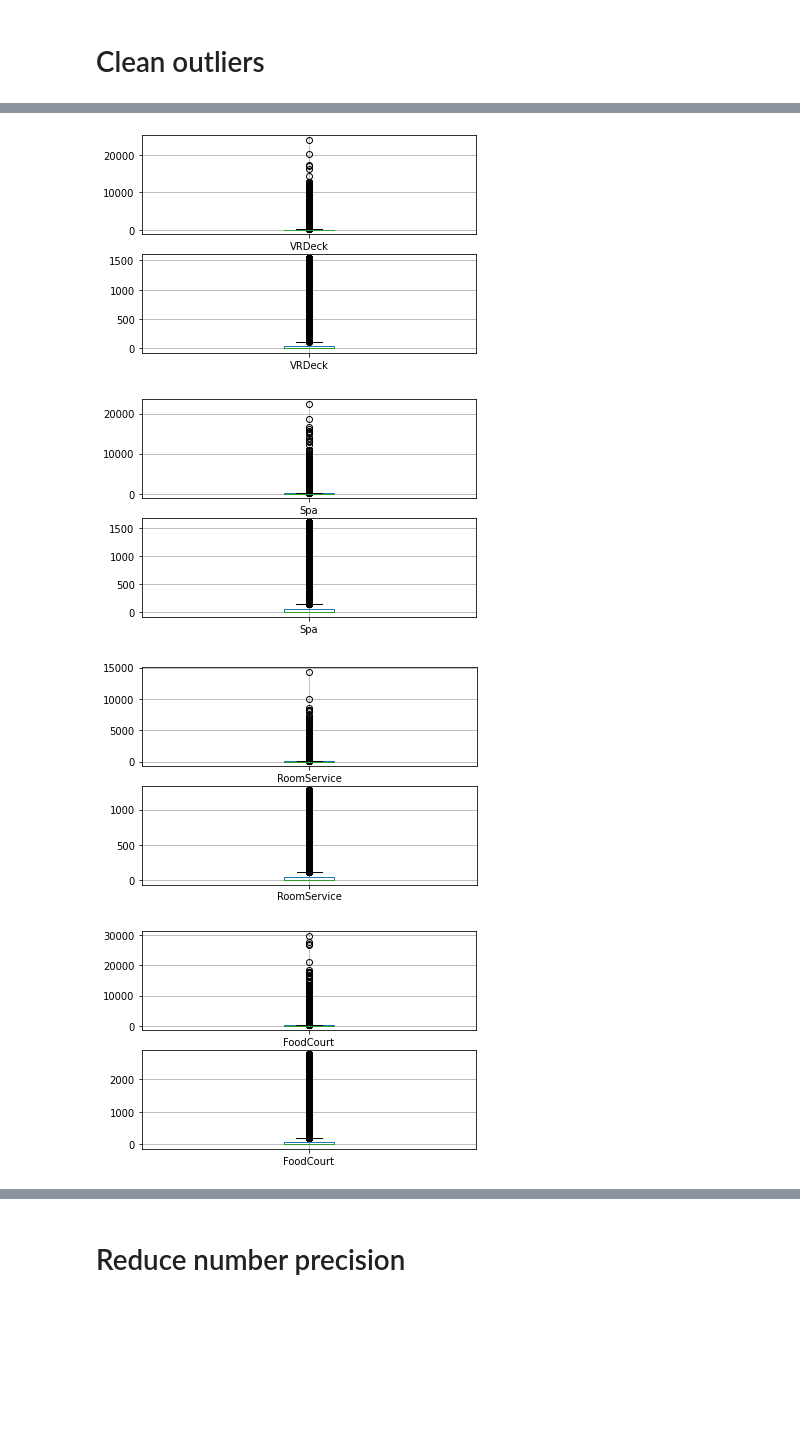
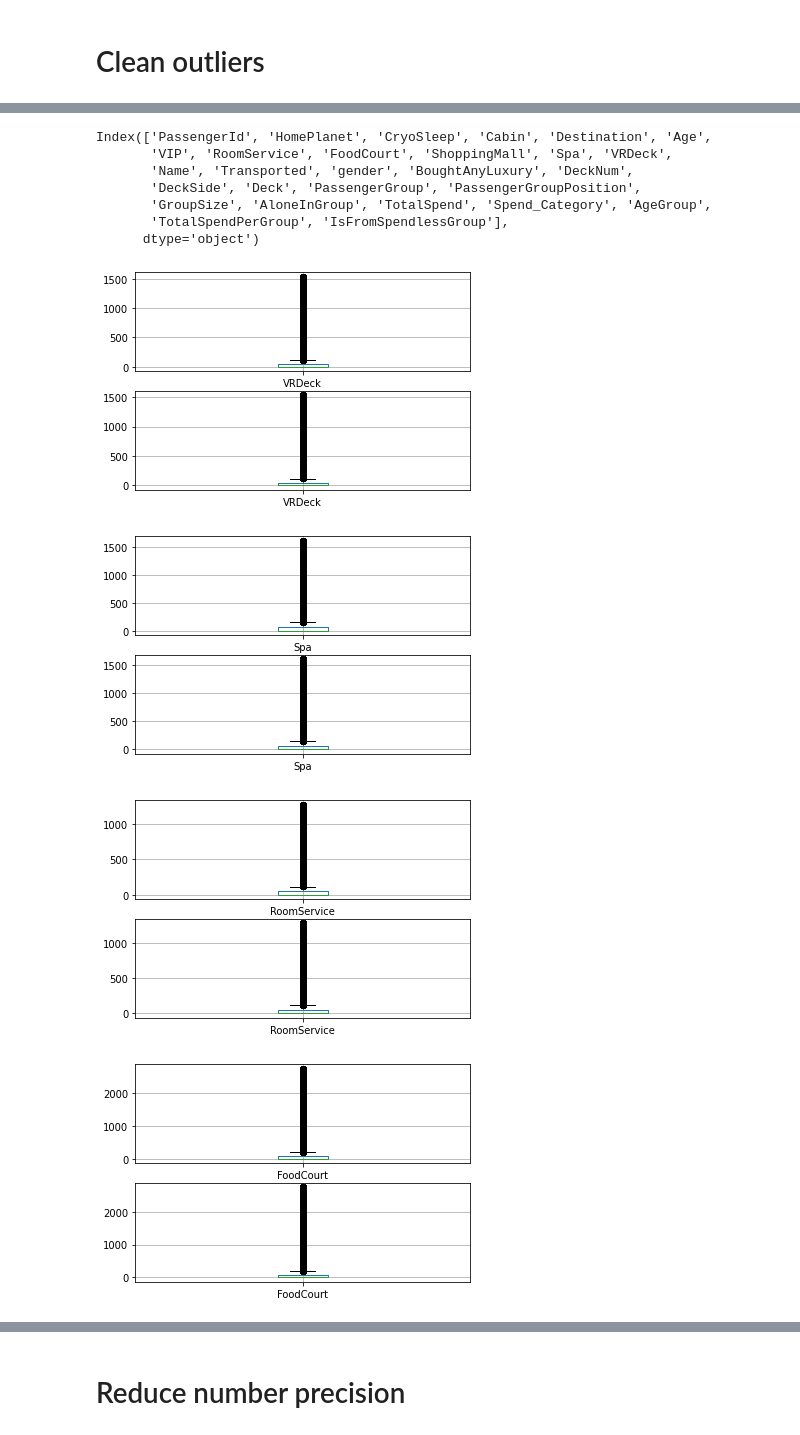
Before and after one commit to PashaIanko/Kaggle.Spaceship-Titanic, a Jupyter notebook: 2_data_preparation.ipynb, the cells around one changed output, grey strips where cells are left out. Cells and saved outputs as stored; diff of their text form; code cells hidden in the pictures; blank space fills up the shorter version.

```diff
--- a/2_data_preparation.ipynb
+++ b/2_data_preparation.ipynb
@@ -525,0 +561,3 @@ AgeGroup 2.0591280340503855
+# %%
+per_group_spender = PerGroupSpender()
+df_train = per_group_spender.fit_transform(df_train)
@@ -525,0 +575,4 @@ AgeGroup 2.0591280340503855
+# %%
+feature = 'IsFromSpendlessGroup'
+df_train[feature] = df_train['TotalSpendPerGroup'] == 0
+df_test[feature] = df_test['TotalSpendPerGroup'] == 0
@@ -528,29 +596,41 @@ AgeGroup 2.0591280340503855
+# %%
+df_train.columns
+# %% [output]
+Index(['PassengerId', 'HomePlanet', 'CryoSleep', 'Cabin', 'Destination', 'Age',
+       'VIP', 'RoomService', 'FoodCourt', 'ShoppingMall', 'Spa', 'VRDeck',
+       'Name', 'Transported', 'gender', 'BoughtAnyLuxury', 'DeckNum',
+       'DeckSide', 'Deck', 'PassengerGroup', 'PassengerGroupPosition',
+       'GroupSize', 'AloneInGroup', 'TotalSpend', 'Spend_Category', 'AgeGroup',
+       'TotalSpendPerGroup', 'IsFromSpendlessGroup'],
+      dtype='object')
 # %%
 from sklearn_transformers import OutlierCleaner
 
+columns_to_clean = [
+        'VRDeck',
+        'Spa',
+        'RoomService',
+        'FoodCourt',
+        'ShoppingMall',
+        'TotalSpend',
+        'TotalSpendPerGroup'
+]
 
 cleaner = OutlierCleaner(
-    ['VRDeck', 'Spa', 'RoomService', 'FoodCourt', 'ShoppingMall'],
+    columns_to_clean,
     lower_quantile_=0.05,
     upper_quantile_=0.95
 )
 # %%
-columns = ['VRDeck', 'Spa', 'RoomService', 'FoodCourt', 'ShoppingMall']
-
-cleaner = OutlierCleaner(
-    columns,
-    0.05,
-    0.95
-)
 df_result = cleaner.fit_transform(df_train)
 
 import matplotlib.pyplot as plt
-for column in columns:
+for column in columns_to_clean:
     fig, ax = plt.subplots(2, 1)
     df_train.boxplot([column], ax=ax[0])
     df_result.boxplot([column], ax=ax[1])
 # %% [output]
-[figure, old version]
+[figure, new version]
-[figure, old version]
+[figure, new version]
-[figure, old version]
+[figure, new version]
-[figure, old version]
+[figure, new version]
```
Also changed, not shown: parts of 8 cells of this notebook.
